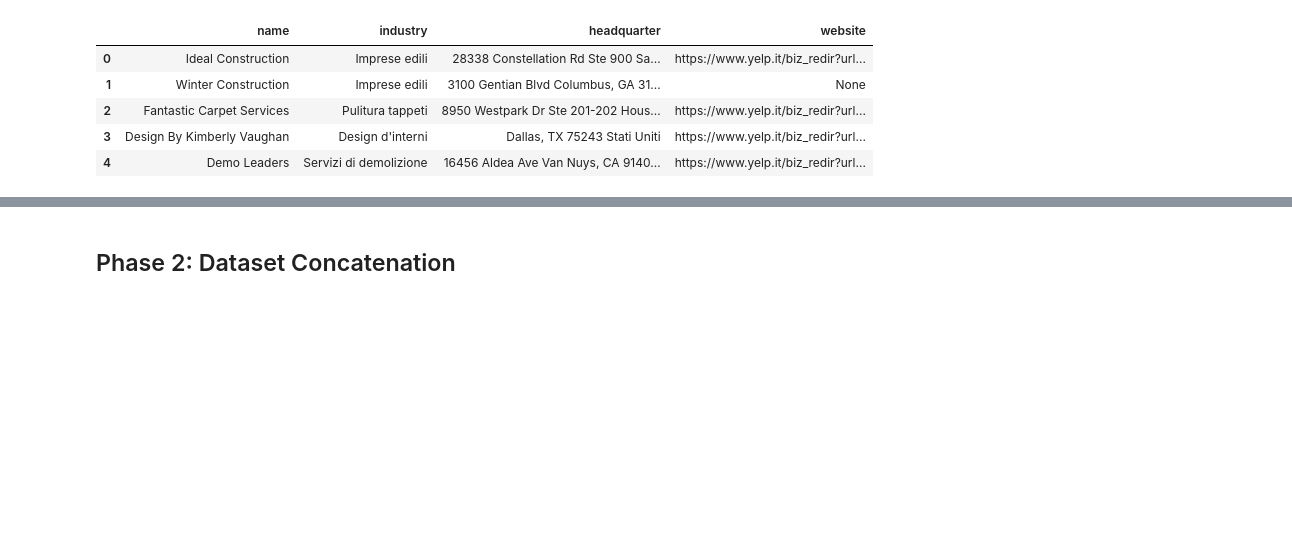
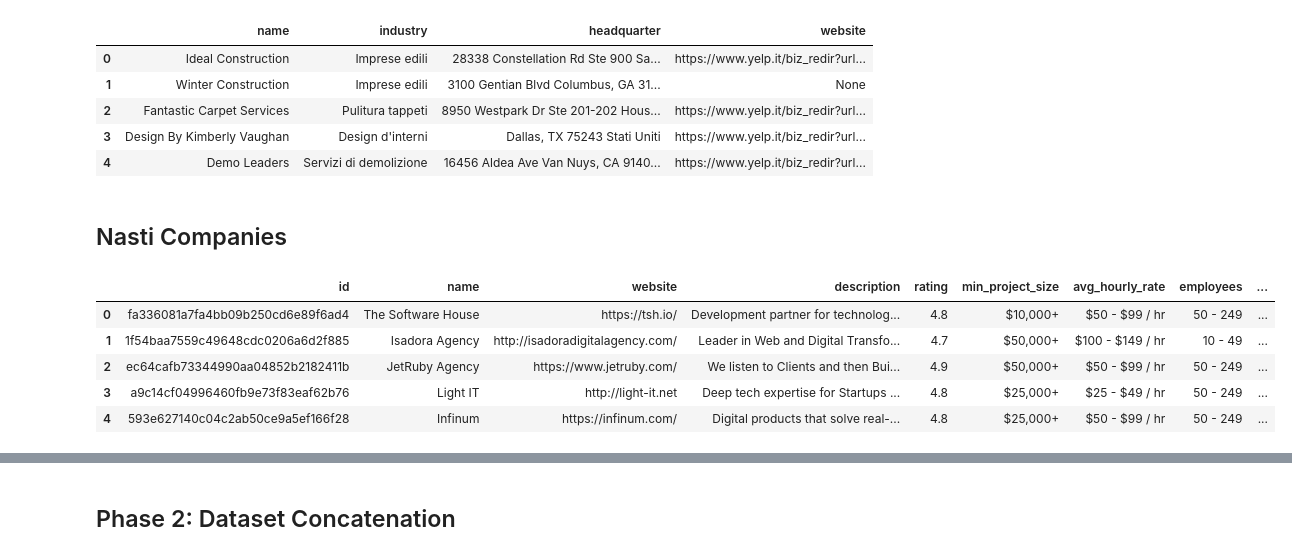
Before and after one commit to samuel-esp/IngDati-Progetto, a Jupyter notebook: SchemaAlignmentCompanies.ipynb, the cells around one changed output, grey strips where cells are left out. Saved outputs shown, nothing was run; the diff lists cells and outputs as text; code cells hidden in the pictures; blank space fills up the shorter version.

Commit message:
Features: added Nasti data in agency

```diff
--- a/SchemaAlignmentCompanies.ipynb
+++ b/SchemaAlignmentCompanies.ipynb
@@ -1164,3 +989,16 @@ companies.head()
 | 2 | Fantastic Carpet Services | Pulitura tappeti | 8950 Westpark Dr Ste 201-202 Hous... | https://www.yelp.it/biz_redir?url... |
 | 3 | Design By Kimberly Vaughan | Design d'interni | Dallas, TX 75243 Stati Uniti | https://www.yelp.it/biz_redir?url... |
 | 4 | Demo Leaders | Servizi di demolizione | 16456 Aldea Ave Van Nuys, CA 9140... | https://www.yelp.it/biz_redir?url... |
+# %% [markdown]
+## Nasti Companies
+# %%
+import pandas as pd
+nasticompanies = pd.read_json(path_or_buf='sources/aziende/nasti_companies_clutch.jsonl', lines=True)
+nasticompanies.head()
+# %% [output]
+|  | id | name | website | description | rating | min_project_size | avg_hourly_rate | employees | ... |
+| 0 | fa336081a7fa4bb09b250cd6e89f6ad4 | The Software House | https://tsh.io/ | Development partner for technolog... | 4.8 | $10,000+ | $50 - $99 / hr | 50 - 249 | ... |
+| 1 | 1f54baa7559c49648cdc0206a6d2f885 | Isadora Agency | http://isadoradigitalagency.com/ | Leader in Web and Digital Transfo... | 4.7 | $50,000+ | $100 - $149 / hr | 10 - 49 | ... |
+| 2 | ec64cafb73344990aa04852b2182411b | JetRuby Agency | https://www.jetruby.com/ | We listen to Clients and then Bui... | 4.9 | $50,000+ | $50 - $99 / hr | 50 - 249 | ... |
+| 3 | a9c14cf04996460fb9e73f83eaf62b76 | Light IT | http://light-it.net | Deep tech expertise for Startups ... | 4.8 | $25,000+ | $25 - $49 / hr | 50 - 249 | ... |
+| 4 | 593e627140c04c2ab50ce9a5ef166f28 | Infinum | https://infinum.com/ | Digital products that solve real-... | 4.8 | $25,000+ | $50 - $99 / hr | 50 - 249 | ... |
```
Also changed, not shown: parts of 18 cells of this notebook, 1 other file.
